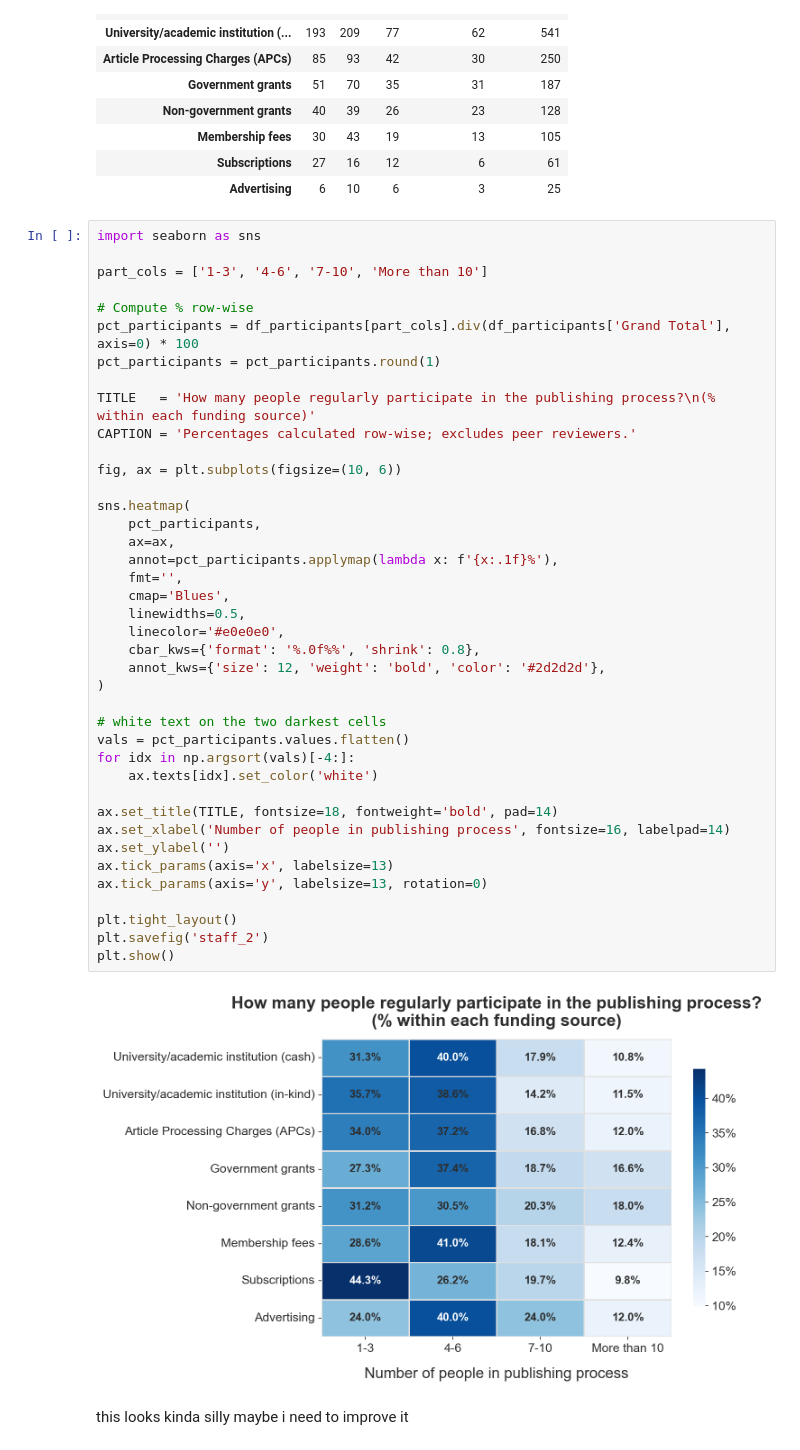
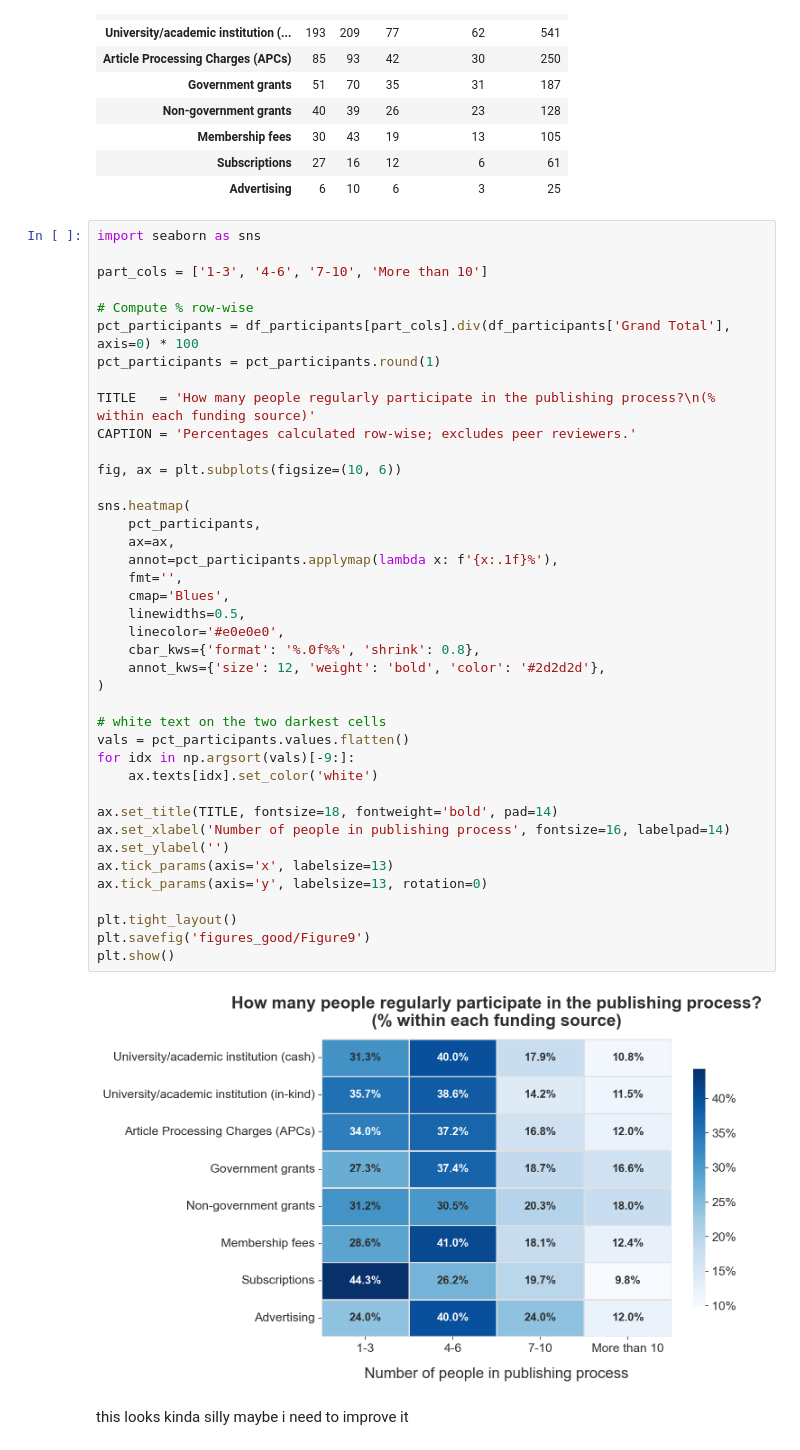
Before and after one commit to taniapoc/data-viz, a Jupyter notebook: side quest into beautiful graphs/graphs.ipynb, the cells around one changed output. Cells and saved outputs as stored; diff of their text form.

```diff
--- a/side quest into beautiful graphs/graphs.ipynb
+++ b/side quest into beautiful graphs/graphs.ipynb
@@ -767,36 +766,36 @@ pct_participants = pct_participants.round(1)
 TITLE   = 'How many people regularly participate in the publishing process?\n(% within each funding source)'
 CAPTION = 'Percentages calculated row-wise; excludes peer reviewers.'
 
 fig, ax = plt.subplots(figsize=(10, 6))
 
 sns.heatmap(
     pct_participants,
     ax=ax,
     annot=pct_participants.applymap(lambda x: f'{x:.1f}%'),
     fmt='',
     cmap='Blues',
     linewidths=0.5,
     linecolor='#e0e0e0',
     cbar_kws={'format': '%.0f%%', 'shrink': 0.8},
     annot_kws={'size': 12, 'weight': 'bold', 'color': '#2d2d2d'},
 )
 
 # white text on the two darkest cells
 vals = pct_participants.values.flatten()
-for idx in np.argsort(vals)[-4:]:
+for idx in np.argsort(vals)[-9:]:
     ax.texts[idx].set_color('white')
 
 ax.set_title(TITLE, fontsize=18, fontweight='bold', pad=14)
 ax.set_xlabel('Number of people in publishing process', fontsize=16, labelpad=14)
 ax.set_ylabel('')
 ax.tick_params(axis='x', labelsize=13)
 ax.tick_params(axis='y', labelsize=13, rotation=0)
 
 plt.tight_layout()
-plt.savefig('staff_2')
+plt.savefig('figures_good/Figure9')
 plt.show()
 # %% [output]
-[figure, old version]
+[figure, new version]
 # %% [markdown]
 this looks kinda silly maybe i need to improve it
 # %%
```
Also changed, not shown: parts of 9 cells of this notebook, 17 other files.
